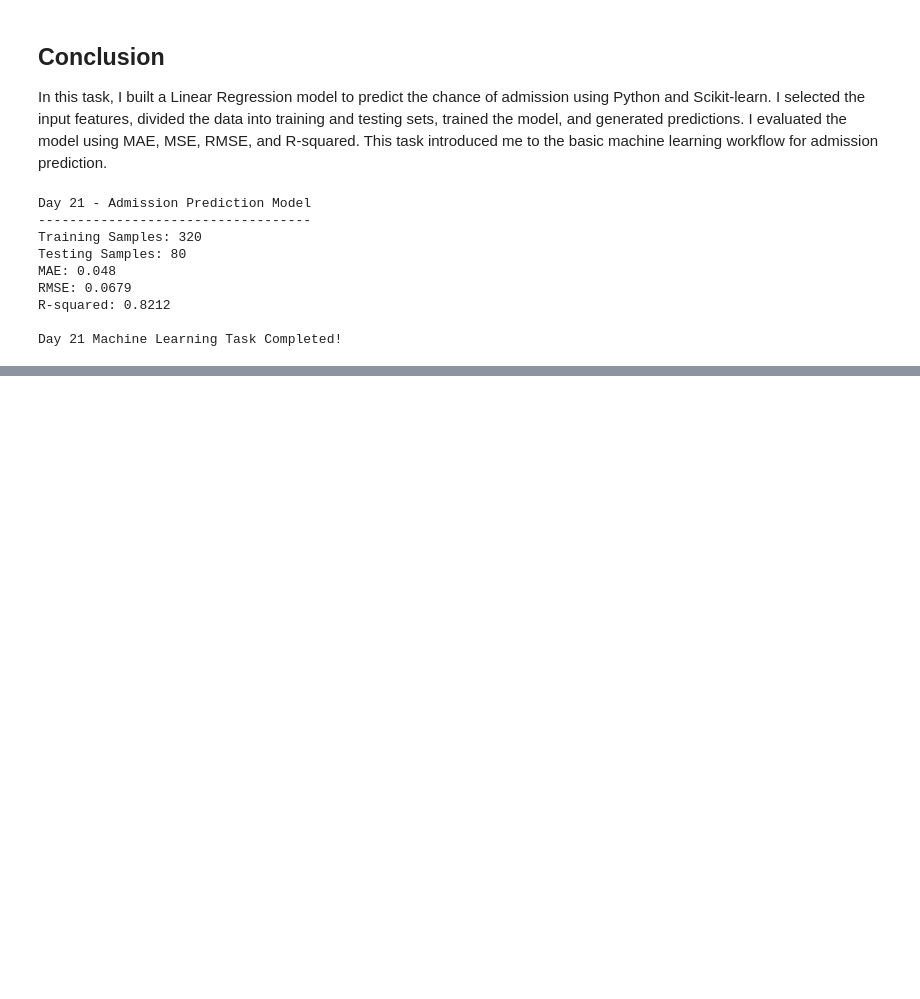
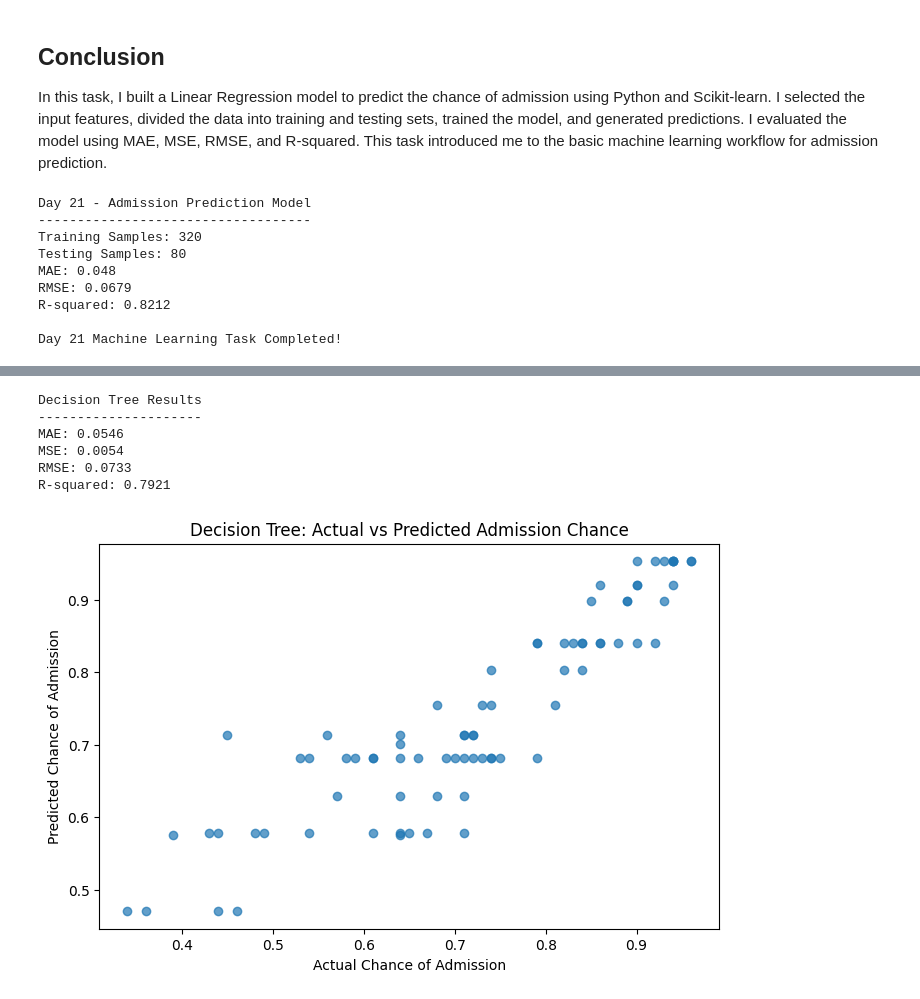
Before and after one commit to sumanamishra1120-ux/Chance-of-Admission-Higher-Studies, a Jupyter notebook: Chance_of_Admission_Higher_Studies.ipynb, the cells around one changed output, grey strips where cells are left out. Saved outputs shown, nothing was run; the diff lists cells and outputs as text; code cells hidden in the pictures; blank space fills up the shorter version.

Commit message:
Day 22 - Decision Tree Regression

```diff
--- a/Chance_of_Admission_Higher_Studies.ipynb
+++ b/Chance_of_Admission_Higher_Studies.ipynb
@@ -3399,0 +3438,10 @@ Day 21 Machine Learning Task Completed!
+# %%
+X_train, X_test, y_train, y_test = train_test_split(
+    X,
+    y,
+    test_size=0.2,
+    random_state=42
+)
+
+print("Training samples:", len(X_train))
+print("Testing samples:", len(X_test))
@@ -3399,0 +3451,7 @@ Day 21 Machine Learning Task Completed!
+# %%
+dt_model = DecisionTreeRegressor(
+    max_depth=4,
+    random_state=42
+)
+
+print("Decision Tree model created successfully!")
@@ -3399,0 +3460,4 @@ Day 21 Machine Learning Task Completed!
+# %%
+dt_model.fit(X_train, y_train)
+
+print("Decision Tree model trained successfully!")
@@ -3399,0 +3466,5 @@ Day 21 Machine Learning Task Completed!
+# %%
+dt_pred = dt_model.predict(X_test)
+
+print("First 10 predicted admission chances:")
+print(dt_pred[:10])
@@ -3399,0 +3494,30 @@ Day 21 Machine Learning Task Completed!
+# %%
+dt_mae = mean_absolute_error(y_test, dt_pred)
+dt_mse = mean_squared_error(y_test, dt_pred)
+dt_rmse = np.sqrt(dt_mse)
+dt_r2 = r2_score(y_test, dt_pred)
+
+print("Decision Tree Results")
+print("---------------------")
+print("MAE:", round(dt_mae, 4))
+print("MSE:", round(dt_mse, 4))
+print("RMSE:", round(dt_rmse, 4))
+print("R-squared:", round(dt_r2, 4))
+# %% [output]
+Decision Tree Results
+---------------------
+MAE: 0.0546
+MSE: 0.0054
+RMSE: 0.0733
+R-squared: 0.7921
+# %%
+plt.figure(figsize=(8, 5))
+
+plt.scatter(y_test, dt_pred, alpha=0.7)
+
+plt.title("Decision Tree: Actual vs Predicted Admission Chance")
+plt.xlabel("Actual Chance of Admission")
+plt.ylabel("Predicted Chance of Admission")
+plt.show()
+# %% [output]
+[figure, added]
```
Also changed, not shown: parts of 18 cells of this notebook.
